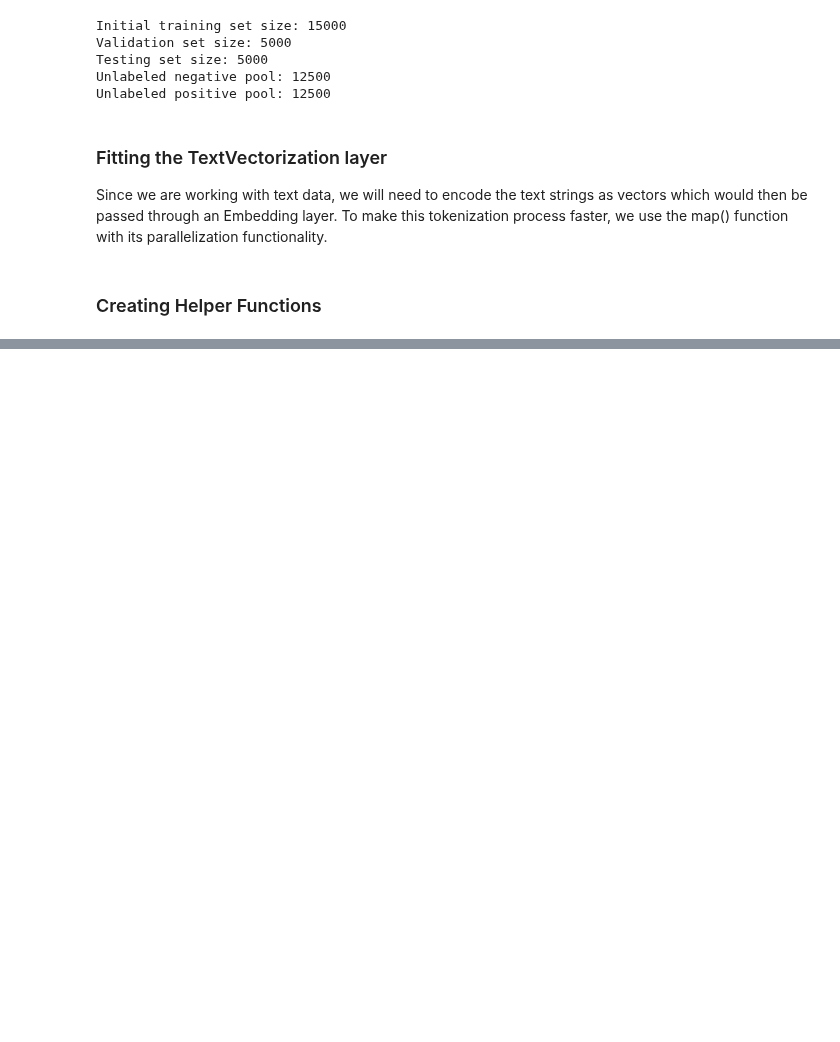
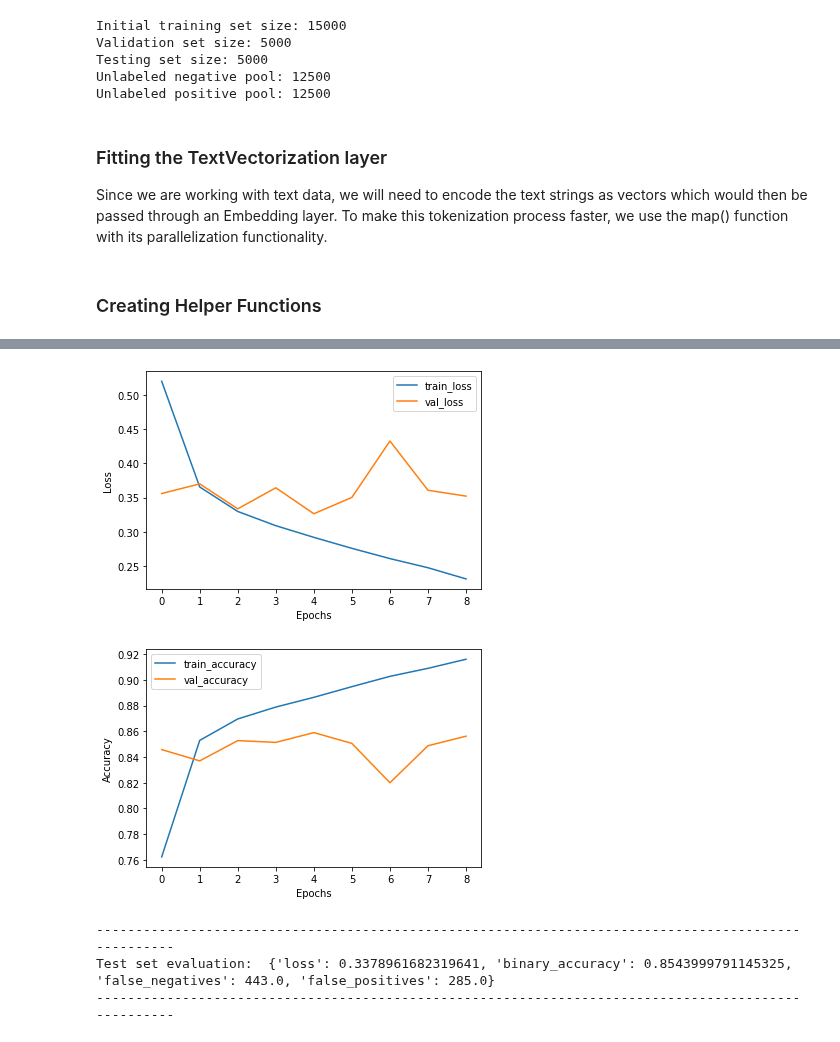
Before and after one commit to suvigyajain0101/NLP, a Jupyter notebook: Keras/Active_Learning.ipynb, the cells around one changed output, grey strips where cells are left out. Drawn from its saved outputs; the diff is of its cells as text; code cells hidden in the pictures; blank space fills up the shorter version.

Commit message:
training result on full dataset

```diff
--- a/Keras/Active_Learning.ipynb
+++ b/Keras/Active_Learning.ipynb
@@ -201,0 +211,15 @@ def plot_history(losses, val_losses, accuracies, val_accuracies):
+# %%
+def create_model():
+    model = keras.models.Sequential(
+        [
+            layers.Input(shape=(150,)),
+            layers.Embedding(input_dim=3000, output_dim=128),
+            layers.Bidirectional(layers.LSTM(32, return_sequences=True)),
+            layers.GlobalMaxPool1D(),
+            layers.Dense(20, activation="relu"),
+            layers.Dropout(0.5),
+            layers.Dense(1, activation="sigmoid"),
+        ]
+    )
+    model.summary()
+    return model
@@ -201,0 +229,57 @@ def plot_history(losses, val_losses, accuracies, val_accuracies):
+# %%
+def train_full_model(full_train_dataset, val_dataset, test_dataset):
+    model = create_model()
+    model.compile(
+        loss="binary_crossentropy",
+        optimizer="rmsprop",
+        metrics=[
+            keras.metrics.BinaryAccuracy(),
+            keras.metrics.FalseNegatives(),
+            keras.metrics.FalsePositives(),
+        ],
+    )
+
+    # We will save the best model at every epoch and load the best one for evaluation on the test set
+    history = model.fit(
+        full_train_dataset.batch(256),
+        epochs=20,
+        validation_data=val_dataset,
+        callbacks=[
+            keras.callbacks.EarlyStopping(patience=4, verbose=1),
+            keras.callbacks.ModelCheckpoint(
+                "FullModelCheckpoint.h5", verbose=1, save_best_only=True
+            ),
+        ],
+    )
+
+    # Plot history
+    plot_history(
+        history.history["loss"],
+        history.history["val_loss"],
+        history.history["binary_accuracy"],
+        history.history["val_binary_accuracy"],
+    )
+
+    # Loading the best checkpoint
+    model = keras.models.load_model("FullModelCheckpoint.h5")
+
+    print("-" * 100)
+    print(
+        "Test set evaluation: ",
+        model.evaluate(test_dataset, verbose=0, return_dict=True),
+    )
+    print("-" * 100)
+    return model
+
+
+# Sampling the full train dataset to train on
+full_train_dataset = (
+    train_dataset.concatenate(pool_positives)
+    .concatenate(pool_negatives)
+    .cache()
+    .shuffle(20000)
+)
+
+# Training the full model
+full_dataset_model = train_full_model(full_train_dataset, val_dataset, test_dataset)
+# %% [output]
@@ -201,0 +303,5 @@ def plot_history(losses, val_losses, accuracies, val_accuracies):
+[figure, added]
+[figure, added]
+----------------------------------------------------------------------------------------------------
+Test set evaluation:  {'loss': 0.3378961682319641, 'binary_accuracy': 0.8543999791145325, 'false_negatives': 443.0, 'false_positives': 285.0}
+----------------------------------------------------------------------------------------------------
```
Also changed, not shown: parts of 4 cells of this notebook.
